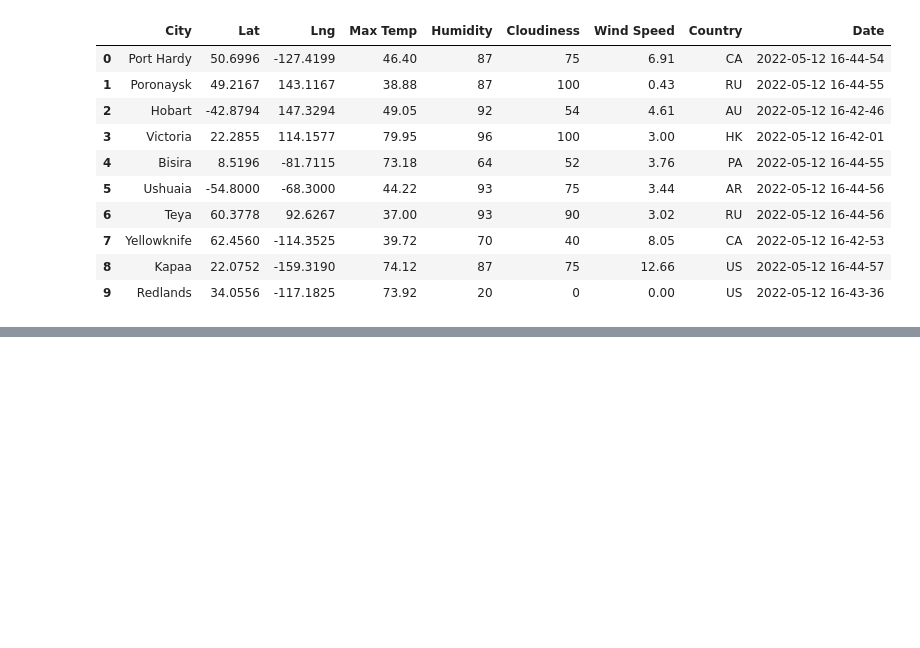
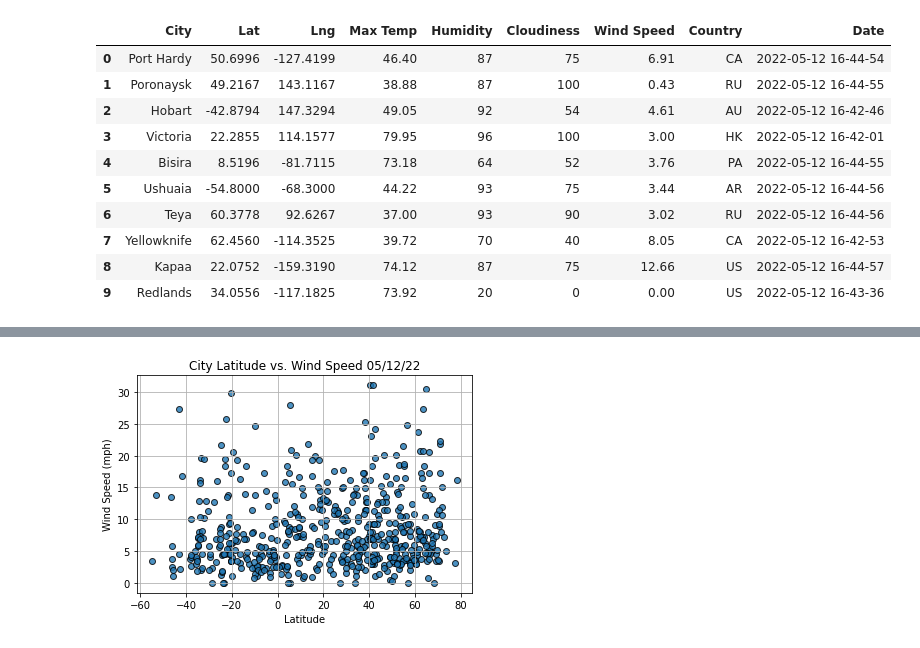
Before and after one commit to barbosac5/World_Weather_Analysis, a Jupyter notebook: WeatherPy.ipynb, the cells around one changed output, grey strips where cells are left out. Saved outputs shown, nothing was run; the diff lists cells and outputs as text; code cells hidden in the pictures; blank space fills up the shorter version.

```diff
--- a/WeatherPy.ipynb
+++ b/WeatherPy.ipynb
@@ -304,24 +310,26 @@ city_data_df.to_csv(output_data_file, index_label = "City_ID")
 # %%
 # Import time module
-#import time
+import time
 
 # Build the scatter plot for latitude vs. wind speed
-#plt.scatter(lats,
-           #wind_speed,
-           #edgecolor = "black", linewidth = 1, marker = "o",
-           #alpha = 0.8, label = "Cities")
+plt.scatter(lats,
+            wind_speed,
+            edgecolor = "black", linewidth = 1, marker = "o",
+            alpha = 0.8, label = "Cities")
 
 # Incorporate the other graph products
-#plt.title(f"City Latitude vs. Wind Speed "+ time.strftime("%x"))
-#plt.ylabel("Wind Speed (mph)")
-#plt.xlabel("Latitude")
-#plt.grid(True)
+plt.title(f"City Latitude vs. Wind Speed "+ time.strftime("%x"))
+plt.ylabel("Wind Speed (mph)")
+plt.xlabel("Latitude")
+plt.grid(True)
 
 # Save the figure
 #plt.savefig(weather_data/Fig4.png)
 
 # Show the plot
-#plt.show()
+plt.show()
+# %% [output]
+[figure, added]
 # %%
 # Import linregress
 from scipy.stats import linregress
```
Also changed, not shown: parts of 19 cells of this notebook.
